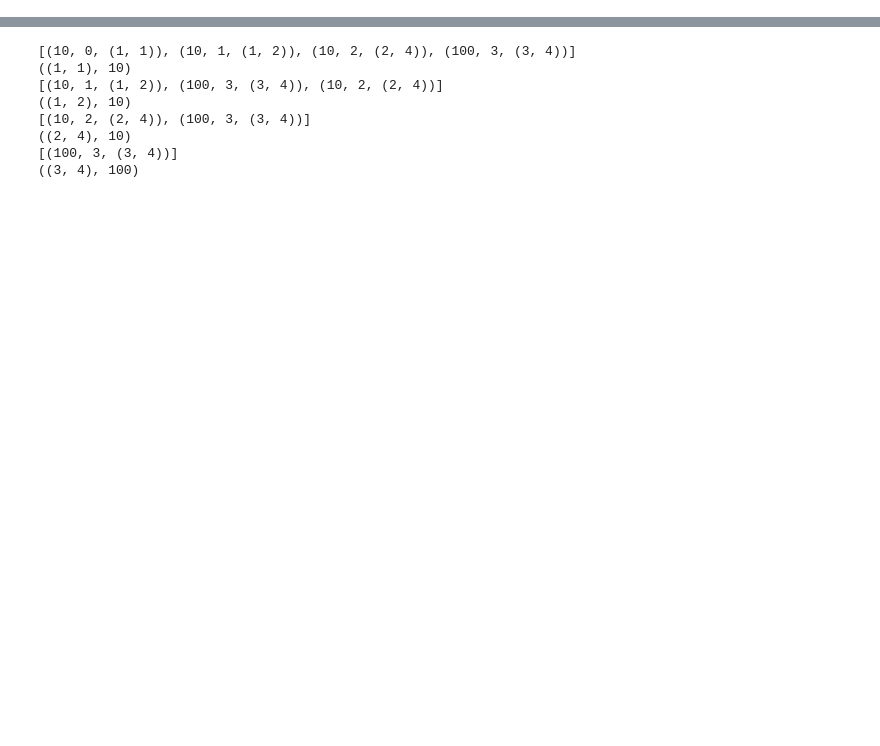
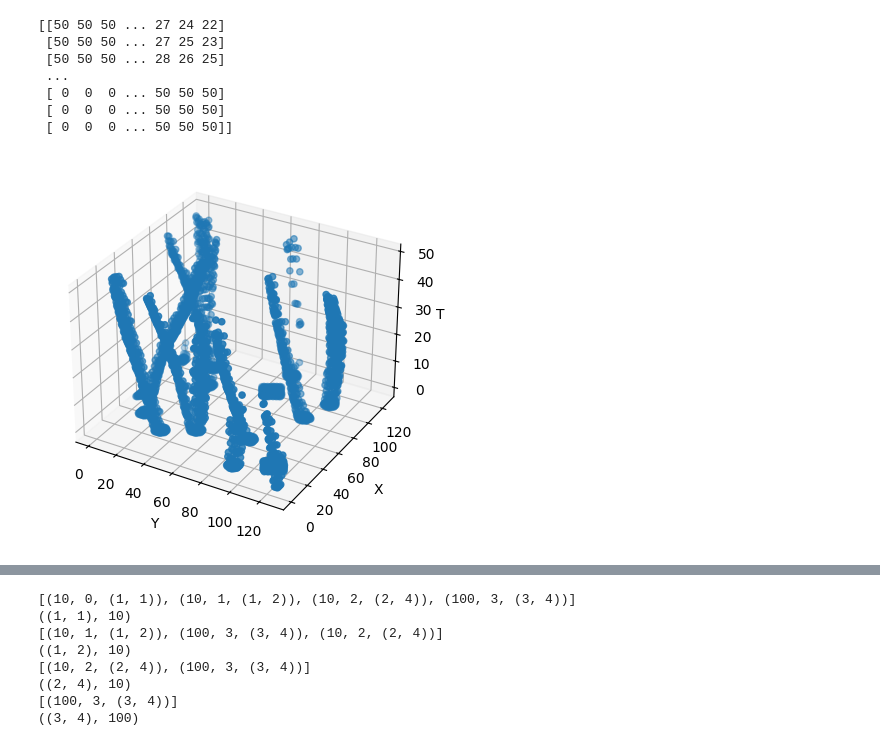
Before and after one commit to shashankGarik/simSSTA, a Jupyter notebook: Untitled-1.ipynb, the cells around one changed output, grey strips where cells are left out. Saved outputs shown, nothing was run; the diff lists cells and outputs as text; code cells hidden in the pictures; blank space fills up the shorter version.

```diff
--- a/Untitled-1.ipynb
+++ b/Untitled-1.ipynb
@@ -0,0 +1,35 @@
+# %%
+import cv2
+import numpy as np
+import matplotlib.pyplot as plt
+
+
+def plot_3d_array(array):
+    fig = plt.figure()
+    ax = fig.add_subplot(111, projection='3d')
+    data = array
+    # x, y = np.meshgrid(range(array.shape[1]), range(array.shape[0]))
+    ax.scatter(data[:, 0], data[:, 1], data[:, 2], cmap='viridis')
+
+    ax.set_xlabel('Y')
+    ax.set_ylabel('X')
+    ax.set_zlabel('Time')
+
+    plt.show()
+
+# Example usage:
+image = cv2.imread('/home/knagaraj31/SSTA_2024/DATASET/val/val_MOG_t2no_50/camera_0/t2no_00000082.png', cv2.IMREAD_GRAYSCALE)
+print(image)
+data = np.array([[i, j, image[i][j]] for i in range(image.shape[0]) for j in range(image.shape[1])])
+data_filtered = data[data[:,2] !=50]
+# image[image == 50] = 0
+plot_3d_array(data_filtered)
+# %% [output]
+[[50 50 50 ... 27 24 22]
+ [50 50 50 ... 27 25 23]
+ [50 50 50 ... 28 26 25]
+ ...
+ [ 0  0  0 ... 50 50 50]
+ [ 0  0  0 ... 50 50 50]
+ [ 0  0  0 ... 50 50 50]]
+[figure, added]
```
Also changed, not shown: parts of 7 cells of this notebook, 5 other files.
